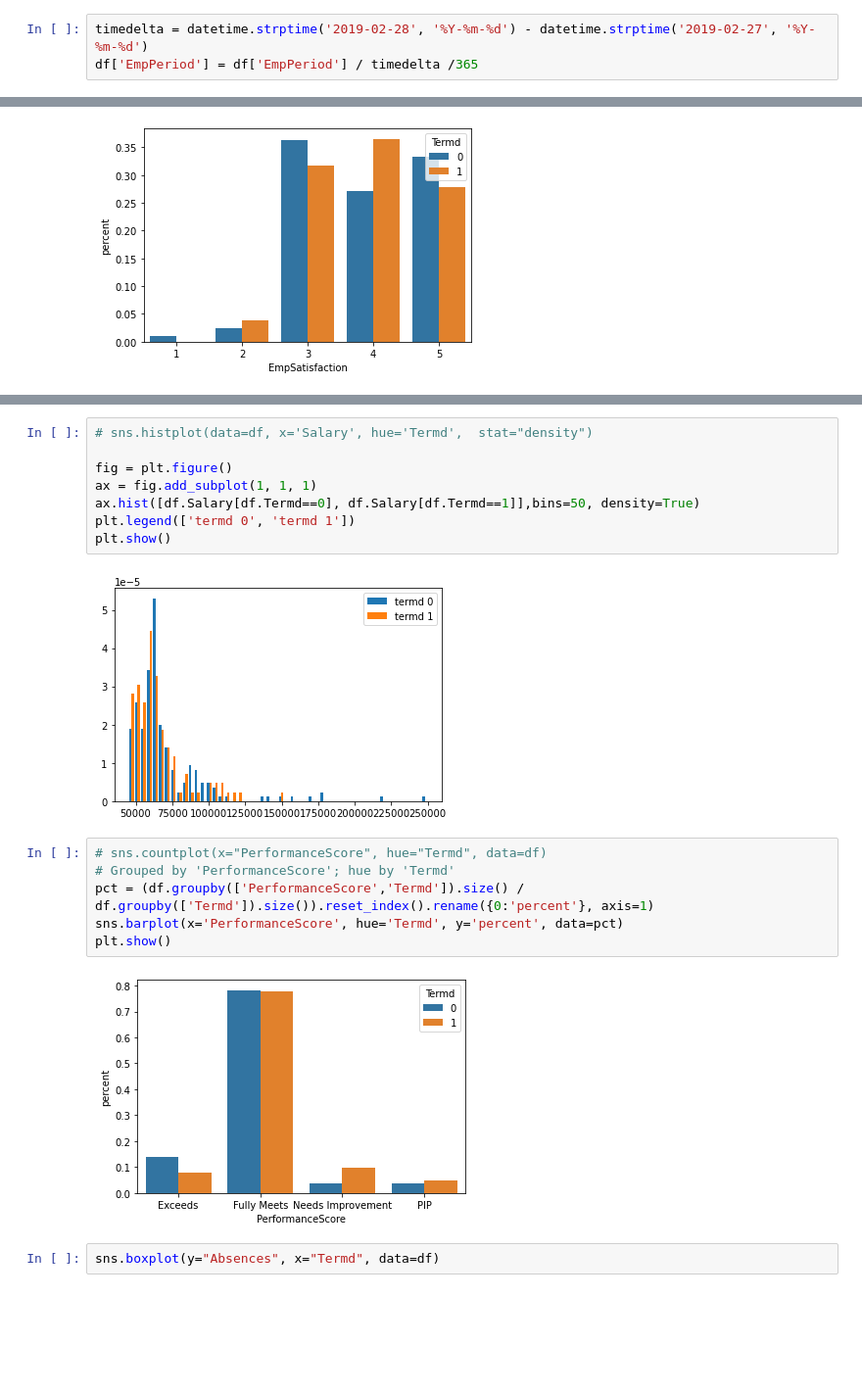
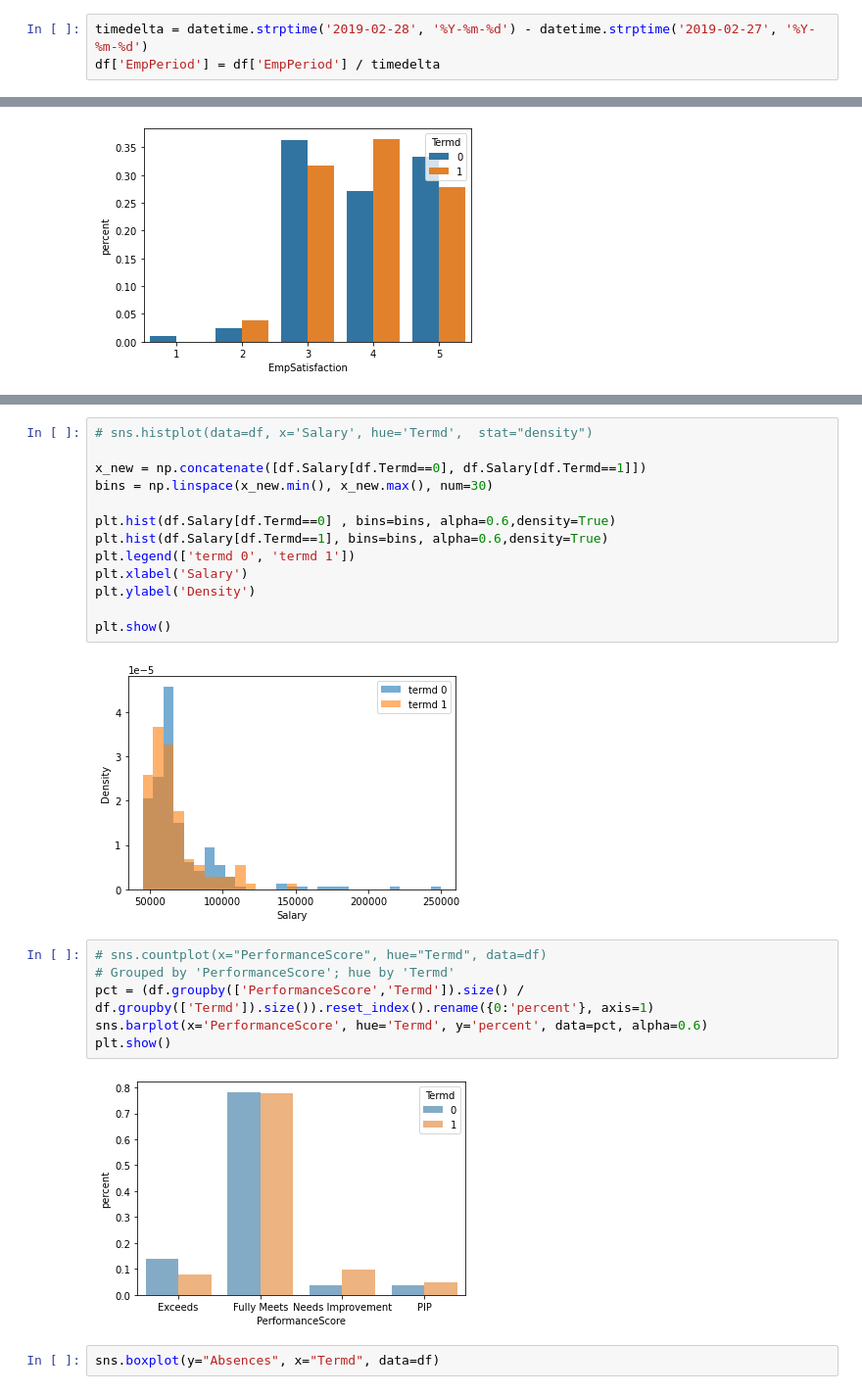
Before and after one commit to shunki-akiyama/HR-Analytics, a Jupyter notebook: HR Analytics.ipynb, the cells around one changed output, grey strips where cells are left out. Shown at 98% size. Cells and saved outputs as stored; diff of their text form; blank space fills up the shorter version.

```diff
--- a/HR Analytics.ipynb
+++ b/HR Analytics.ipynb
@@ -226,7 +226,7 @@ df.head()
 | 4 | 0 | 5 | 0 | 50825 | 1 | Production Technician I | MA | 1989-09-08 | F | ... |
 # %%
 timedelta = datetime.strptime('2019-02-28', '%Y-%m-%d') - datetime.strptime('2019-02-27', '%Y-%m-%d')
-df['EmpPeriod'] = df['EmpPeriod'] / timedelta /365
+df['EmpPeriod'] = df['EmpPeriod'] / timedelta
 # %% [markdown]
 # Exploratory Data
 # %%
@@ -299,21 +326,26 @@ plt.show()
 # %%
 # sns.histplot(data=df, x='Salary', hue='Termd',  stat="density")
 
-fig = plt.figure()
-ax = fig.add_subplot(1, 1, 1)
-ax.hist([df.Salary[df.Termd==0], df.Salary[df.Termd==1]],bins=50, density=True)
+x_new = np.concatenate([df.Salary[df.Termd==0], df.Salary[df.Termd==1]])
+bins = np.linspace(x_new.min(), x_new.max(), num=30)
+
+plt.hist(df.Salary[df.Termd==0] , bins=bins, alpha=0.6,density=True)
+plt.hist(df.Salary[df.Termd==1], bins=bins, alpha=0.6,density=True)
 plt.legend(['termd 0', 'termd 1'])
+plt.xlabel('Salary')
+plt.ylabel('Density')
+
 plt.show()
 # %% [output]
-[figure, old version]
+[figure, new version]
 # %%
 # sns.countplot(x="PerformanceScore", hue="Termd", data=df)
 # Grouped by 'PerformanceScore'; hue by 'Termd'
 pct = (df.groupby(['PerformanceScore','Termd']).size() / df.groupby(['Termd']).size()).reset_index().rename({0:'percent'}, axis=1)
-sns.barplot(x='PerformanceScore', hue='Termd', y='percent', data=pct)
+sns.barplot(x='PerformanceScore', hue='Termd', y='percent', data=pct, alpha=0.6)
 plt.show()
 # %% [output]
-[figure, old version]
+[figure, new version]
 # %%
 sns.boxplot(y="Absences", x="Termd", data=df)
 # %% [output]
```
Also changed, not shown: parts of 34 cells of this notebook, 18 other files.
